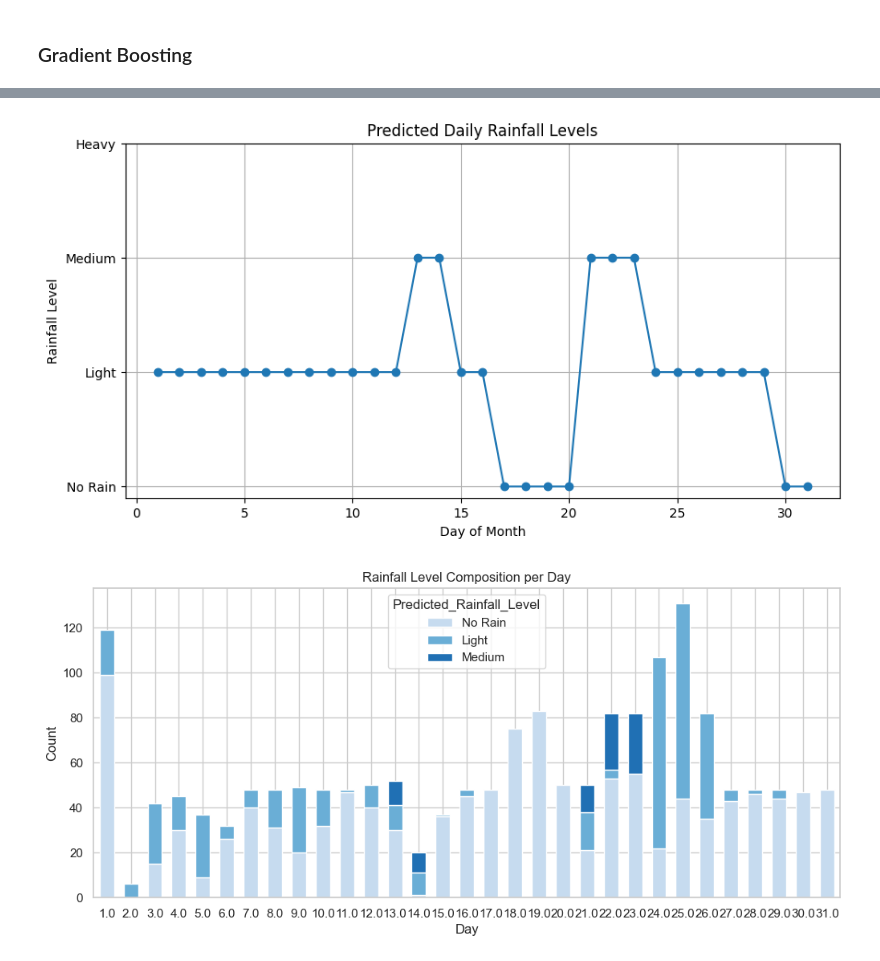
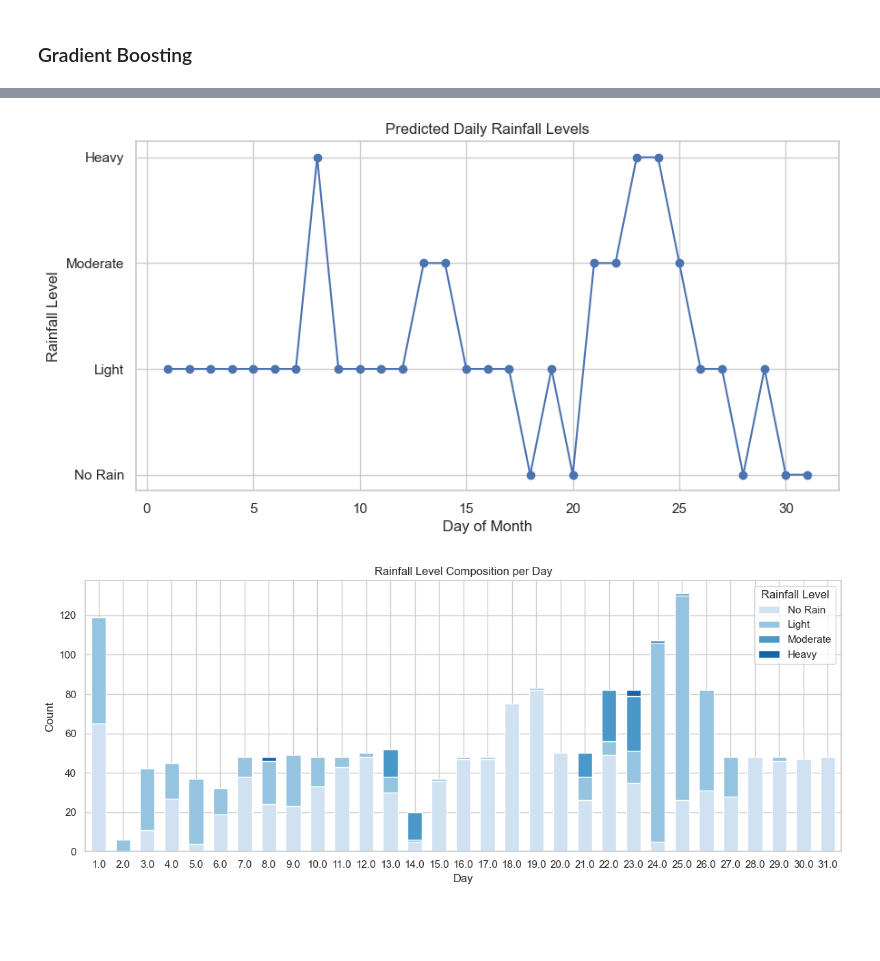
Before and after one commit to Zewen-Zhao/ADS2001_GroupMC3, a Jupyter notebook: Modelling/modelling_jiehni.ipynb, the cells around one changed output, grey strips where cells are left out. Cells and saved outputs as stored; diff of their text form; code cells hidden in the pictures; blank space fills up the shorter version.

Commit message:
predictive model

```diff
--- a/Modelling/modelling_jiehni.ipynb
+++ b/Modelling/modelling_jiehni.ipynb
@@ -157,7 +196,7 @@ Hence, accuracy alone is not a reliable metric and the class imbalance must be a
 data["Rainfall Band"] = pd.cut(
     data["Rainfall since 9 am (mm)"],
     bins=[-0.1, 0, 5, 20, np.inf],
-    labels=["No Rain", "Light", "Medium", "Heavy"]
+    labels=["No Rain", "Light", "Moderate", "Heavy"]
 )
 
 # select variables
@@ -271,9 +342,9 @@ Best CV score: 0.8888620633867138
 # balance classes
 data_dtc_balanced = DecisionTreeClassifier(
     random_state = 42,
-    min_samples_split=10,
+    min_samples_split=20,
     min_samples_leaf=5,
-    max_depth=25,
+    max_depth=20,
     class_weight="balanced")
 
 data_dtc_balanced = data_dtc_balanced.fit(X_train, y_train)
@@ -383,16 +447,18 @@ Best CV score: 0.9587006625622575
 # %%
 gb_model = HistGradientBoostingClassifier(
+    random_state=42,
+    min_samples_leaf=20,
+    max_leaf_nodes=63,
     max_iter=300,
-    learning_rate=0.2,
-    max_depth=None,
-    min_samples_leaf=50,
+    learning_rate=0.05,
     l2_regularization=0.1,
-    random_state=42
-)
+    class_weight="balanced")
 
 gb_model.fit(X_train, y_train)
+y_pred_gb = gb_model.predict(X_test)
 
-Y_pred_gb = gb_model.predict(X_test)
+print("Gradient Boosting Accuracy:", np.round(accuracy_score(y_test, y_pred_gb), 3))
 
-print("Gradient Boosting Accuracy:",np.round(accuracy_score(y_test, Y_pred_gb),3))
+labels = ["No Rain", "Light", "Moderate", "Heavy"]
+print(classification_report(y_test, y_pred_gb, labels=labels))
 # %% [output]
@@ -490,46 +659,40 @@ print(daily_preds_max)
 plt.figure(figsize=(10,5))
 plt.plot(daily_preds_max["Day"], daily_preds_max["Rainfall_Index"], marker="o")
 
-plt.yticks([0,1,2,3], ["No Rain", "Light", "Medium", "Heavy"])
+plt.yticks([0,1,2,3], ["No Rain", "Light", "Moderate", "Heavy"])
 plt.xlabel("Day of Month")
 plt.ylabel("Rainfall Level")
 plt.title("Predicted Daily Rainfall Levels")
 plt.grid(True)
 plt.show()
 # %% [output]
-[figure, old version]
+[figure, new version]
 # %%
-import seaborn as sns
-import matplotlib.pyplot as plt
-
 sns.set_theme(style="whitegrid")
 
-# define order (important)
-order = ["No Rain", "Light", "Medium"]
+order = ["No Rain", "Light", "Moderate", "Heavy"]
 
-# create table
 table = pd.crosstab(
-    future_data["Day"],
-    future_data["Predicted_Rainfall_Level"]
-)[order]   # enforce correct column order
+    future_results["Day"],
+    future_results["Predicted_Rainfall_Level"]
+).reindex(columns=order, fill_value=0)
 
-# create blue gradient (light → dark)
 colors = sns.color_palette("Blues", n_colors=len(order))
 
-# plot
 table.plot(
     kind="bar",
     stacked=True,
-    color=sns.color_palette("Blues", n_colors=3),
+    color=colors,
     figsize=(12,5),
-    width=0.6   # thinner bars
+    width=0.6
 )
 
 plt.title("Rainfall Level Composition per Day")
 plt.xlabel("Day")
 plt.ylabel("Count")
 plt.xticks(rotation=0)
-
+plt.legend(title="Rainfall Level")
+plt.tight_layout()
 plt.show()
 # %% [output]
-[figure, old version]
+[figure, new version]
```
Also changed, not shown: parts of 41 cells of this notebook.
